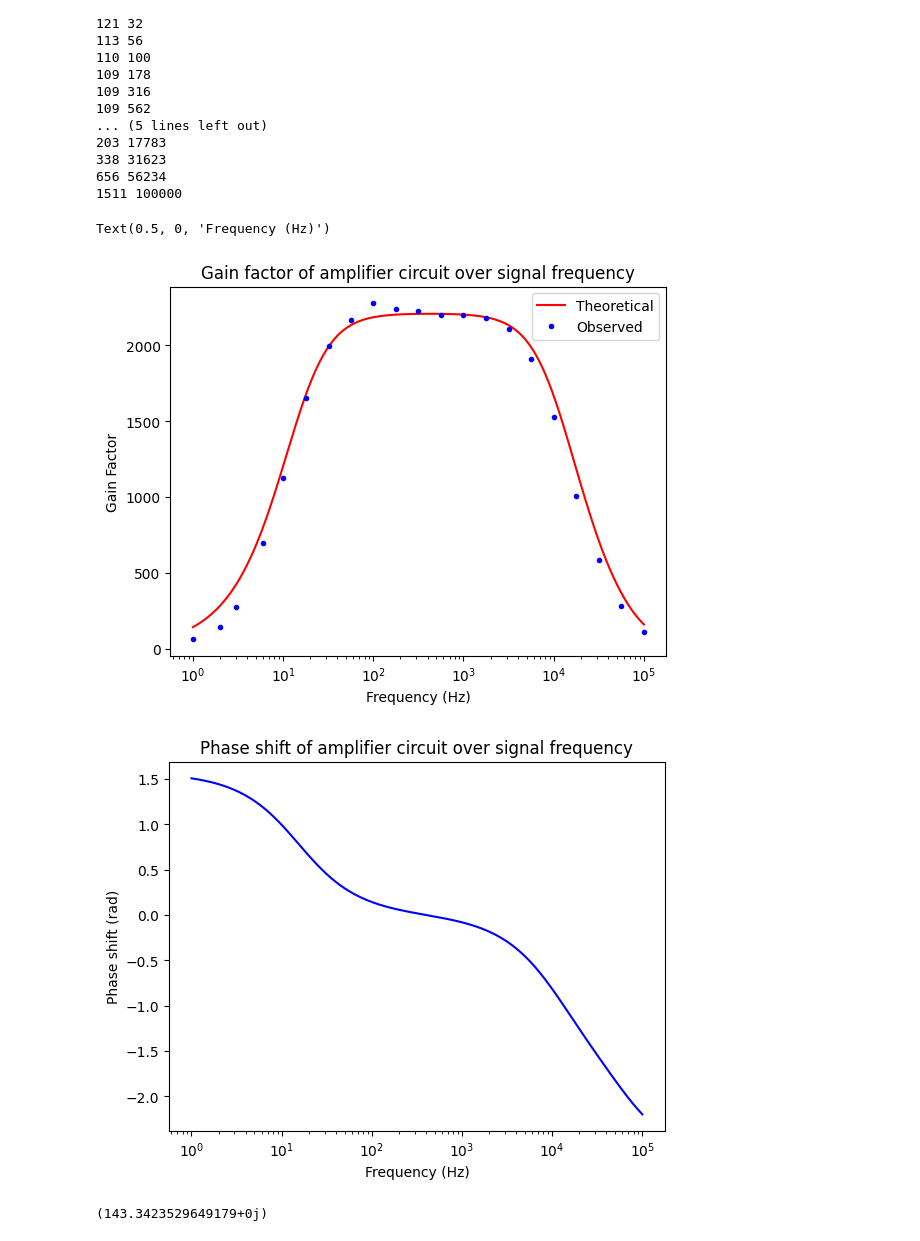
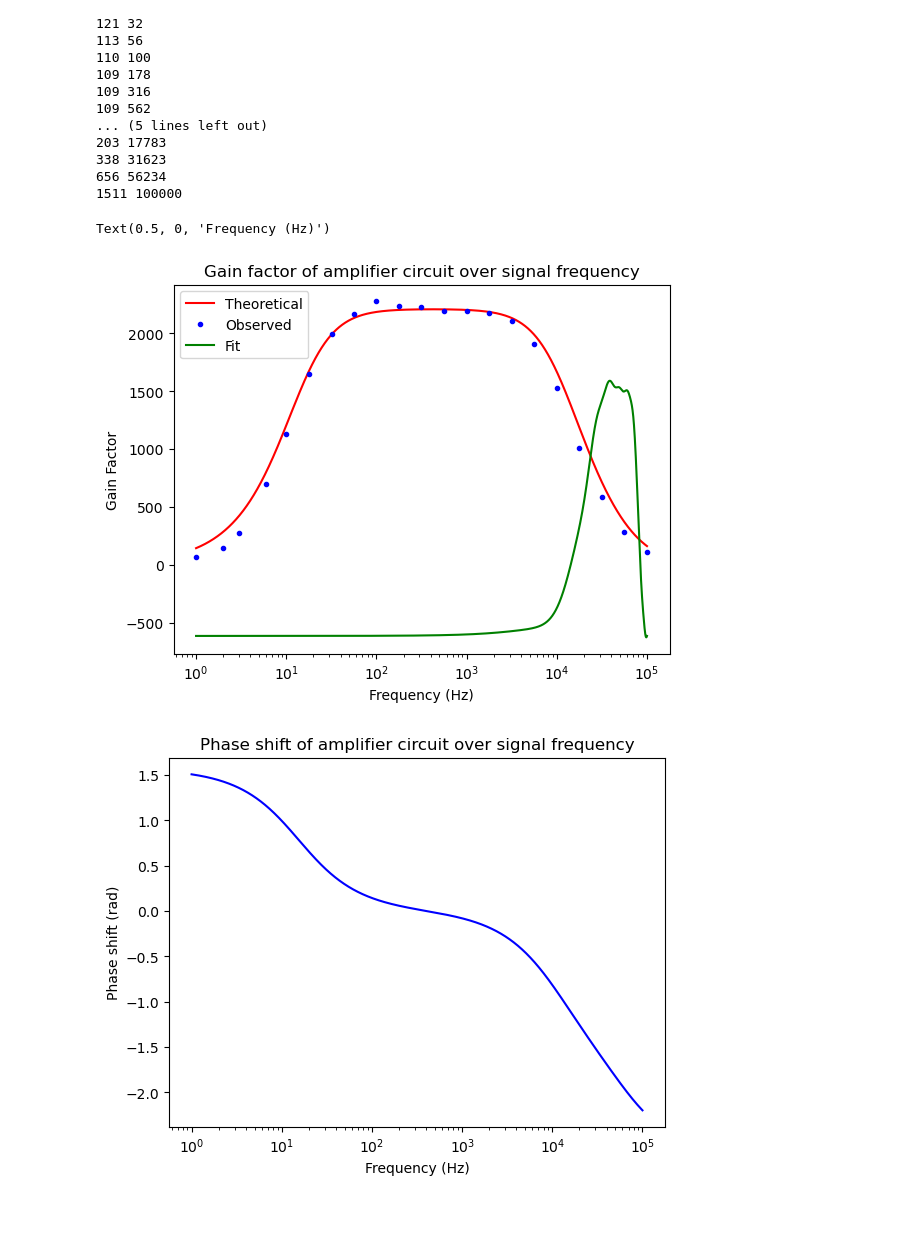
Before and after one commit to loganmachale/PHYS-309, a Jupyter notebook: amplifier_calculations.ipynb, the cells around one changed output. Cells and saved outputs as stored; diff of their text form; code cells hidden in the pictures; blank space fills up the shorter version.

```diff
--- a/amplifier_calculations.ipynb
+++ b/amplifier_calculations.ipynb
@@ -119,43 +119,49 @@ V_in = v_into_amp(V_1, cR_1, cR_2)
 
 G = obs_V_out / V_in
 
-def fit_func(x, a, b, c, d, e, f, g, h, n):
-    return (a + b * np.log10(x - c) + d * np.log10((x - e))**2 + f * np.log10((x-g))**3
-            + h * np.log10((x-n))**4)
+def fourier_series(x, a0, an, bn, T):
+    series = a0 / 2  # Start with the constant term
+    for n in range(1, len(an) + 1):
+        series += an[n - 1] * np.cos(2 * np.pi * n * x / T) + bn[n - 1] * np.sin(2 * np.pi * n * x / T)
+    return series
 
-params, cov= curve_fit(fit_func, cf_arr, G)
+T = 10 ** 5
+
+fourier_coeffs = np.fft.fft(G) / len(cf_arr)
+
+# Split the coefficients into cosine (real) and sine (imaginary) parts
+a0 = fourier_coeffs[0].real  # DC component (constant term)
+an = 2 * fourier_coeffs[1:len(fourier_coeffs) // 2].real  # Cosine terms
+bn = -2 * fourier_coeffs[1:len(fourier_coeffs) // 2].imag  # Sine terms
 # %%
 f_arr = np.logspace(0, 5, 5000)
 
 amp_arr = []
 phase_arr = []
 
 for f in f_arr:
     amp_arr.append(amplification(c_amp(f)))
     phase_arr.append(phase(c_amp(f)))
 
 fig0 = plt.figure(0)
 ax0 = fig0.add_subplot()
 ax0.set_xscale('log')
 ax0.plot(f_arr, amp_arr, 'r')
 ax0.set_title('Gain factor of amplifier circuit over signal frequency')
 ax0.set_ylabel('Gain Factor')
 ax0.set_xlabel('Frequency (Hz)')
 ax0.plot(cf_arr, G, 'b.')
-ax0.legend(['Theoretical', 'Observed'])
+ax0.plot(f_arr, fourier_series(f_arr, a0, an, bn, T), 'g')
+ax0.legend(['Theoretical', 'Observed', 'Fit'])
 
 fig1 = plt.figure(1)
 ax1 = fig1.add_subplot()
 ax1.set_xscale('log')
 ax1.plot(f_arr, phase_arr, 'b')
 ax1.set_title('Phase shift of amplifier circuit over signal frequency')
 ax1.set_ylabel('Phase shift (rad)')
 ax1.set_xlabel('Frequency (Hz)')
 # %% [output]
 Text(0.5, 0, 'Frequency (Hz)')
-[figure, old version]
+[figure, new version]
-[figure, old version]
+[figure, new version]
-# %%
-amplification(c_amp(1))
-# %% [output]
-(143.3423529649179+0j)
```
Also changed, not shown: parts of 2 cells of this notebook.
